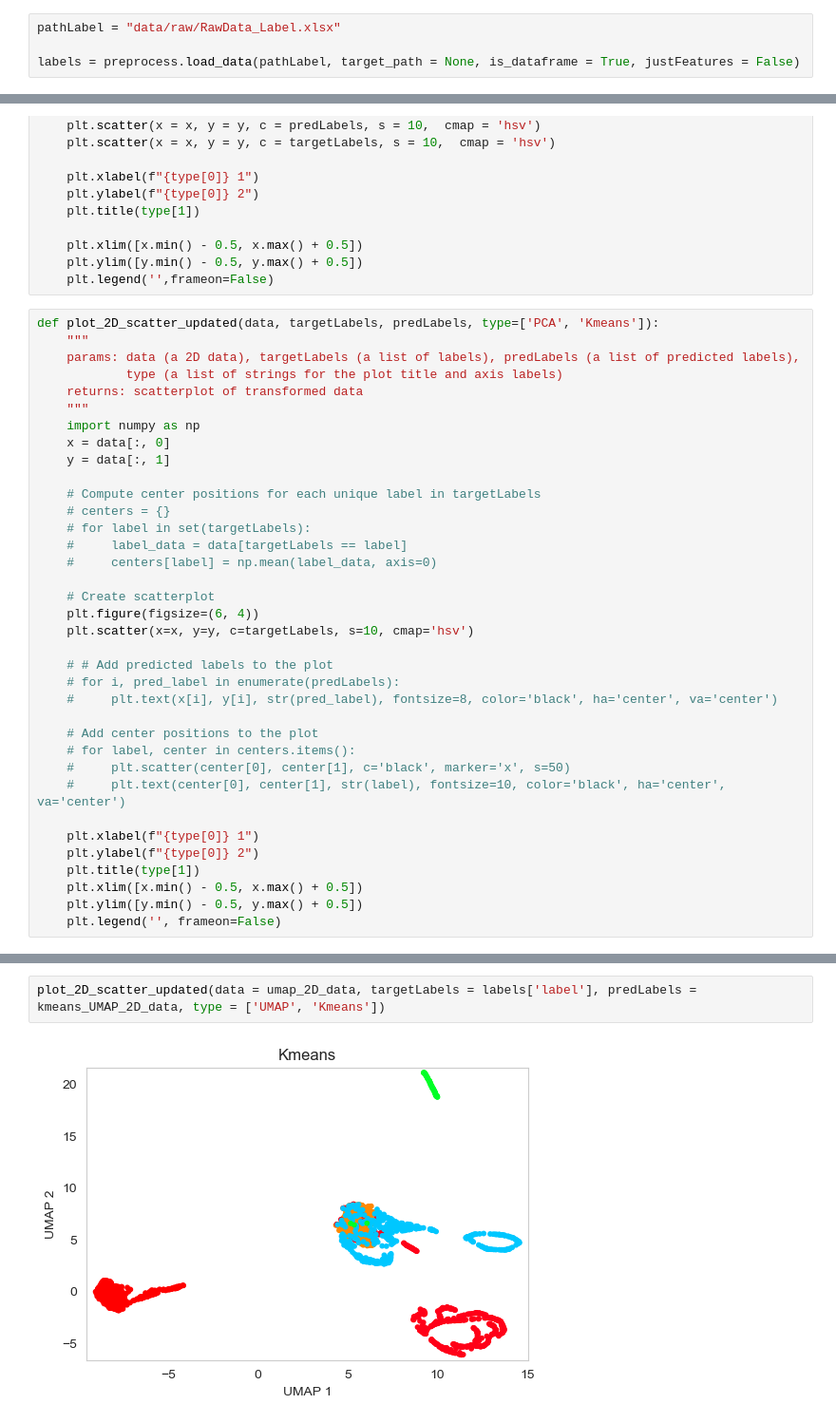
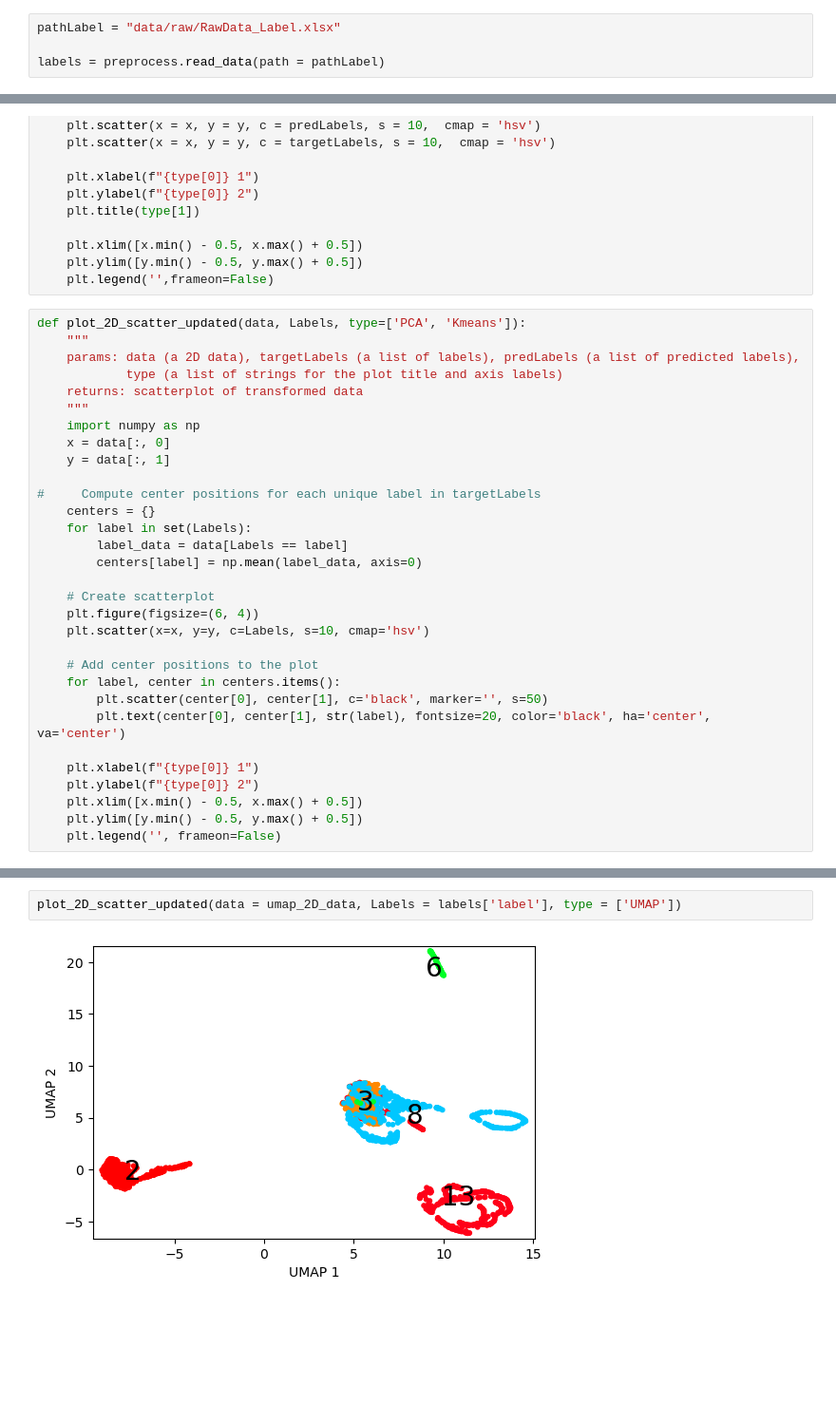
Before and after one commit to anabenitoterreros/TEPaat, a Jupyter notebook: notebooks/3.2-aat-Clustering-extended.ipynb, the cells around one changed output, grey strips where cells are left out. Shown at 95% size. Cells and saved outputs as stored; diff of their text form; blank space fills up the shorter version.

```diff
--- a/notebooks/3.2-aat-Clustering-extended.ipynb
+++ b/notebooks/3.2-aat-Clustering-extended.ipynb
@@ -44,7 +44,7 @@ data.head()
 # %%
 pathLabel = "data/raw/RawData_Label.xlsx"
 
-labels = preprocess.load_data(pathLabel, target_path = None, is_dataframe = True, justFeatures = False)
+labels = preprocess.read_data(path = pathLabel)
 # %%
 labels
 # %% [output]
@@ -712,7 +712,7 @@ def plot_2D_scatter_updated(data, targetLabels, predLabels, type = ['PCA', 'Kmea
     plt.ylim([y.min() - 0.5, y.max() + 0.5])
     plt.legend('',frameon=False)
 # %%
-def plot_2D_scatter_updated(data, targetLabels, predLabels, type=['PCA', 'Kmeans']):
+def plot_2D_scatter_updated(data, Labels, type=['PCA', 'Kmeans']):
     """
     params: data (a 2D data), targetLabels (a list of labels), predLabels (a list of predicted labels),
             type (a list of strings for the plot title and axis labels)
@@ -722,28 +722,23 @@ def plot_2D_scatter_updated(data, targetLabels, predLabels, type=['PCA', 'Kmeans
     x = data[:, 0]
     y = data[:, 1]
 
-    # Compute center positions for each unique label in targetLabels
-    # centers = {}
-    # for label in set(targetLabels):
-    #     label_data = data[targetLabels == label]
-    #     centers[label] = np.mean(label_data, axis=0)
+#     Compute center positions for each unique label in targetLabels
+    centers = {}
+    for label in set(Labels):
+        label_data = data[Labels == label]
+        centers[label] = np.mean(label_data, axis=0)
 
     # Create scatterplot
     plt.figure(figsize=(6, 4))
-    plt.scatter(x=x, y=y, c=targetLabels, s=10, cmap='hsv')
-
-    # # Add predicted labels to the plot
-    # for i, pred_label in enumerate(predLabels):
-    #     plt.text(x[i], y[i], str(pred_label), fontsize=8, color='black', ha='center', va='center')
+    plt.scatter(x=x, y=y, c=Labels, s=10, cmap='hsv')
 
     # Add center positions to the plot
-    # for label, center in centers.items():
-    #     plt.scatter(center[0], center[1], c='black', marker='x', s=50)
-    #     plt.text(center[0], center[1], str(label), fontsize=10, color='black', ha='center', va='center')
+    for label, center in centers.items():
+        plt.scatter(center[0], center[1], c='black', marker='', s=50)
+        plt.text(center[0], center[1], str(label), fontsize=20, color='black', ha='center', va='center')
 
     plt.xlabel(f"{type[0]} 1")
     plt.ylabel(f"{type[0]} 2")
-    plt.title(type[1])
     plt.xlim([x.min() - 0.5, x.max() + 0.5])
     plt.ylim([y.min() - 0.5, y.max() + 0.5])
     plt.legend('', frameon=False)
@@ -750,4 +749,4 @@ def plot_2D_scatter_updated(data, targetLabels, predLabels, type=['PCA', 'Kmeans
 # %%
-plot_2D_scatter_updated(data = umap_2D_data, targetLabels = labels['label'], predLabels = kmeans_UMAP_2D_data, type = ['UMAP', 'Kmeans'])
+plot_2D_scatter_updated(data = umap_2D_data, Labels = labels['label'], type = ['UMAP'])
 # %% [output]
-[figure, old version]
+[figure, new version]
```
Also changed, not shown: parts of 8 cells of this notebook, 2 other files.
